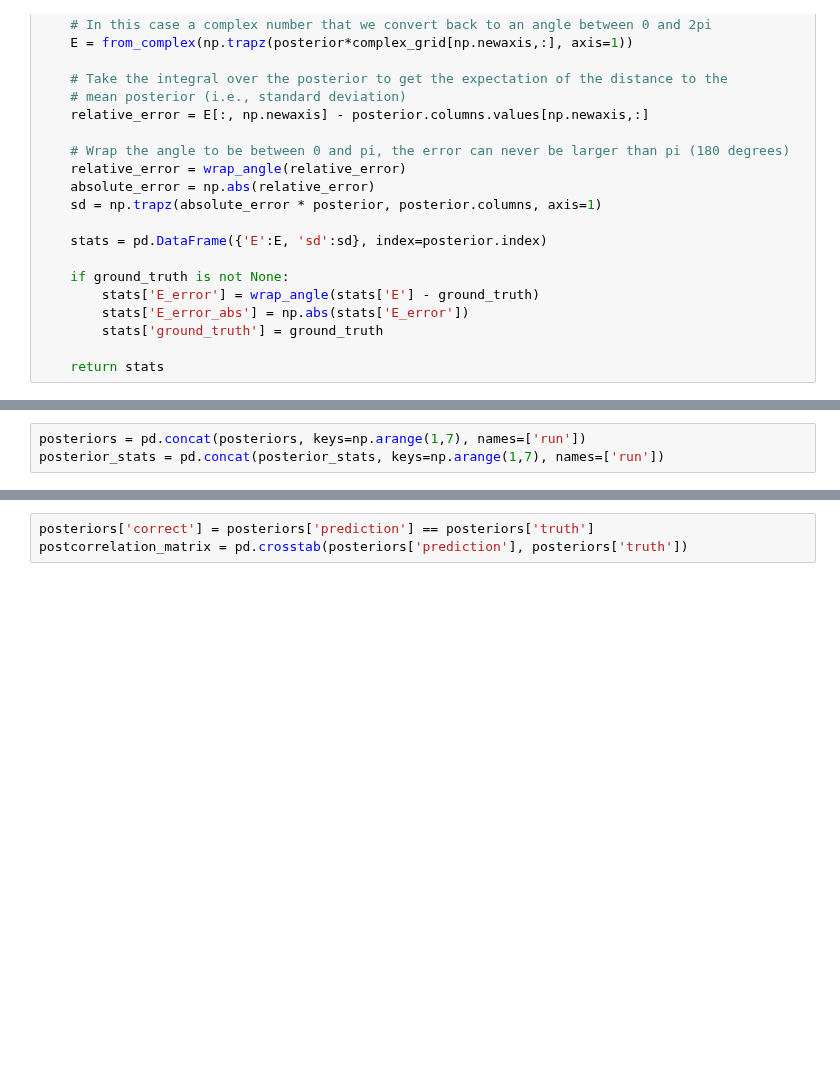
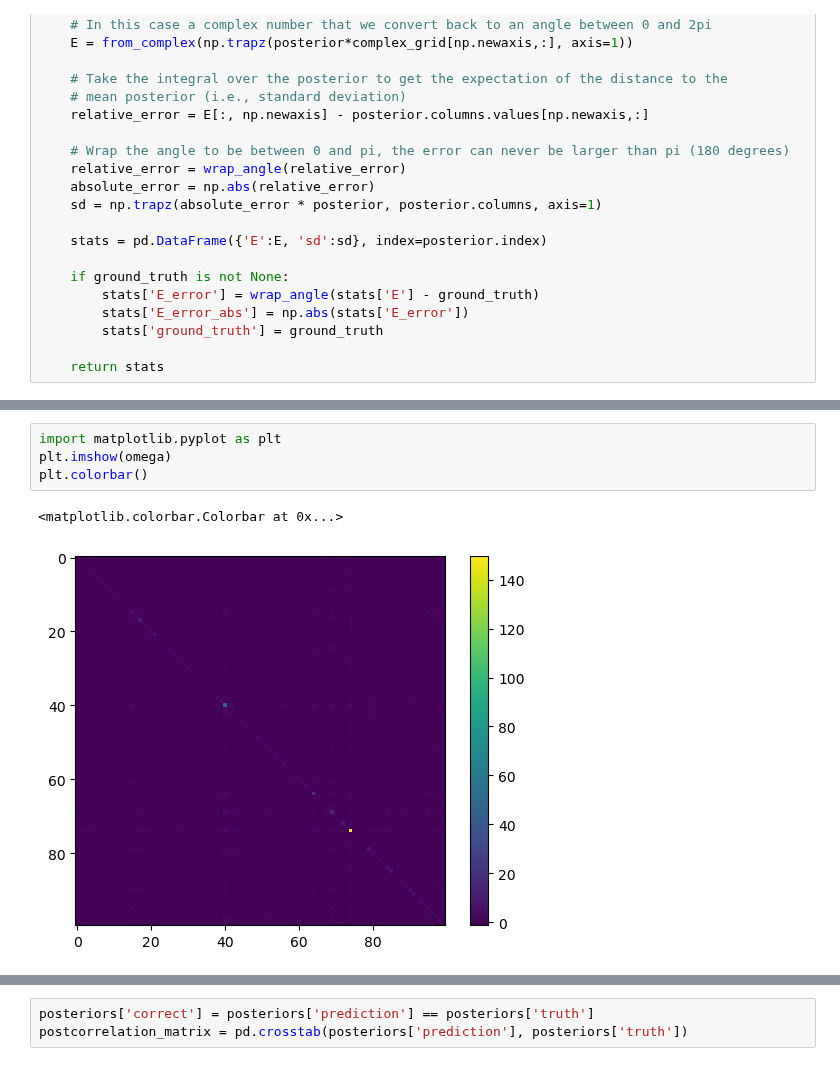
Before and after one commit to ruffgroup/multlearn, a Jupyter notebook: Modelling/Decoding/fit_encoding.ipynb, the cells around one changed output, grey strips where cells are left out. Drawn from its saved outputs; the diff is of its cells as text; blank space fills up the shorter version.

```diff
--- a/Modelling/Decoding/fit_encoding.ipynb
+++ b/Modelling/Decoding/fit_encoding.ipynb
@@ -308,3 +252,7 @@ KeyboardInterrupt:
-# %%
-posteriors = pd.concat(posteriors, keys=np.arange(1,7), names=['run'])
-posterior_stats = pd.concat(posterior_stats, keys=np.arange(1,7), names=['run'])
+# %%
+import matplotlib.pyplot as plt
+plt.imshow(omega)
+plt.colorbar()
+# %% [output]
+<matplotlib.colorbar.Colorbar at 0x...>
+[figure, added]
```
Also changed, not shown: parts of 13 cells of this notebook.
